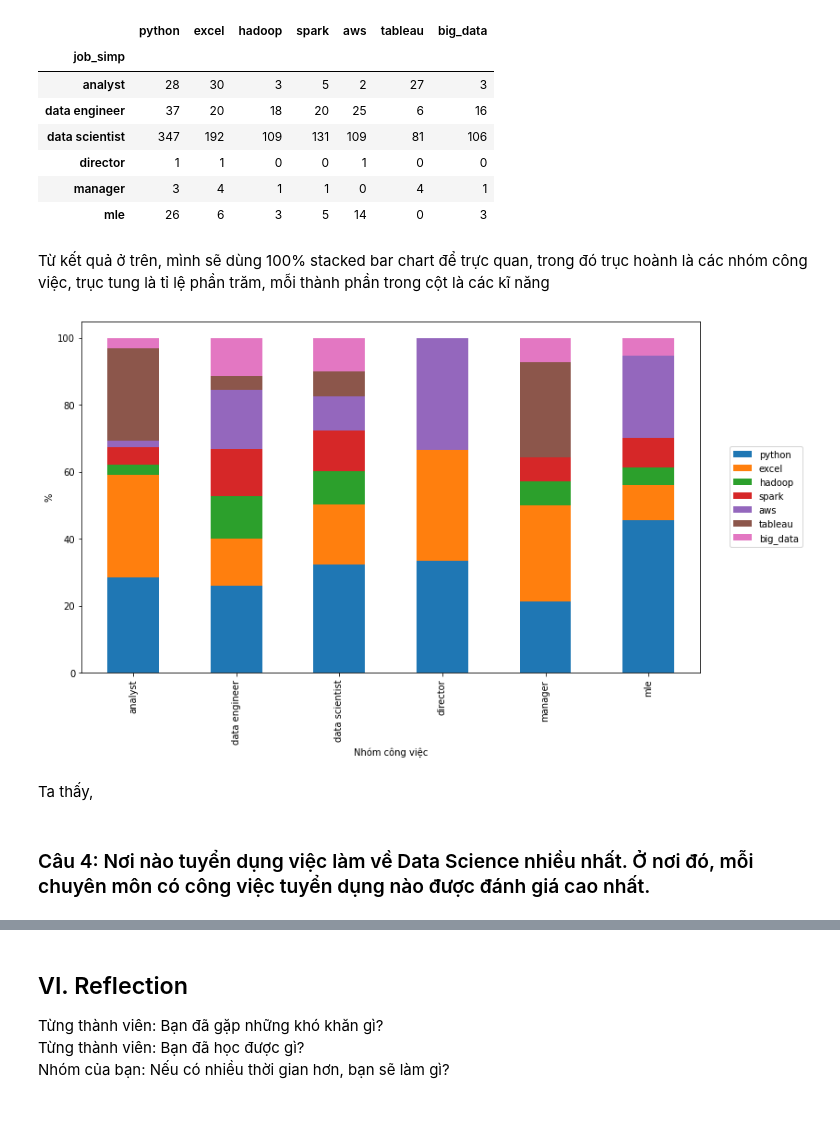
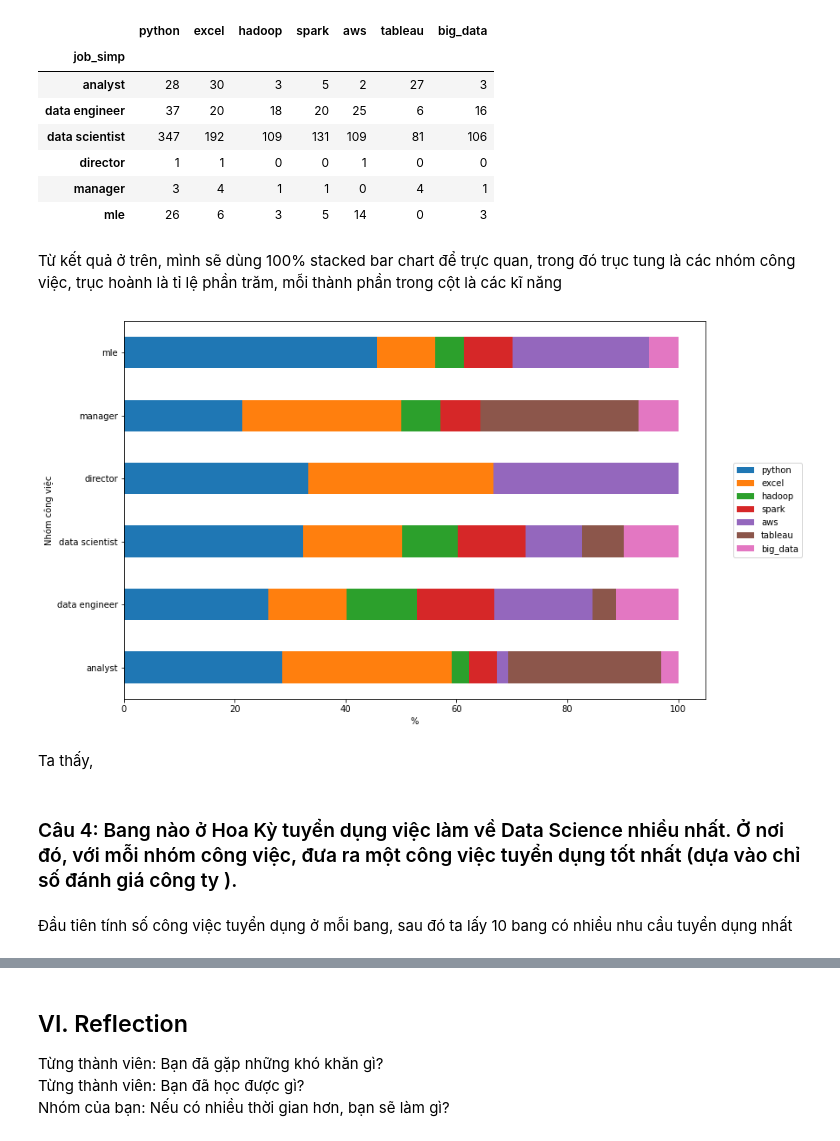
Before and after one commit to fminhtu/P4DS-FinalProject, a Jupyter notebook: Final.ipynb, the cells around one changed output, grey strips where cells are left out. Cells and saved outputs as stored; diff of their text form; code cells hidden in the pictures; blank space fills up the shorter version.

```diff
--- a/Final.ipynb
+++ b/Final.ipynb
@@ -80,5 +80,6 @@ Vậy dữ liệu này có các dòng bị trùng lặp
 Loại bỏ các dòng bị trùng lặp
 # %%
 df = df.drop_duplicates()
+df = df.reset_index()
 df
 # %% [output]
@@ -304,25 +305,27 @@ skill
 | manager | 3 | 4 | 1 | 1 | 0 | 4 | 1 |
 | mle | 26 | 6 | 3 | 5 | 14 | 0 | 3 |
 # %% [markdown]
-Từ kết quả ở trên, mình sẽ dùng 100% stacked bar chart để trực quan, trong đó trục hoành là các nhóm công việc, trục tung là tỉ lệ phần trăm, mỗi thành phần trong cột là các kĩ năng
+Từ kết quả ở trên, mình sẽ dùng 100% stacked bar chart để trực quan, trong đó trục tung là các nhóm công việc, trục hoành là tỉ lệ phần trăm, mỗi thành phần trong cột là các kĩ năng
 # %%
 stacked_bar_chart = pd.DataFrame()
 totals = skill.sum(axis = 1)
 stacked_bar_chart['python'] = skill['python']*100.0 / totals
 stacked_bar_chart['excel'] = skill['excel']*100.0 / totals
 stacked_bar_chart['hadoop'] = skill['hadoop']*100.0 / totals
 stacked_bar_chart['spark'] = skill['spark']*100.0 / totals
 stacked_bar_chart['aws'] = skill['aws']*100.0 / totals
 stacked_bar_chart['tableau'] = skill['tableau']*100.0 / totals
 stacked_bar_chart['big_data'] = skill['big_data']*100.0 / totals
 
-stacked_bar_chart.plot.bar(stacked = True, figsize=(12,7))
-plt.ylabel("%")
-plt.xlabel("Nhóm công việc")
+stacked_bar_chart.plot.barh(stacked = True, figsize=(12,8))
+plt.xlabel("%")
+plt.ylabel("Nhóm công việc")
 plt.legend(bbox_to_anchor=(1.04,0.5), loc="center left");
 # %% [output]
-[figure, old version]
+[figure, new version]
 # %% [markdown]
 Ta thấy,
 # %% [markdown]
-### Câu 4: Nơi nào tuyển dụng việc làm về Data Science nhiều nhất. Ở nơi đó, mỗi chuyên môn có công việc tuyển dụng nào được đánh giá cao nhất.
+### Câu 4: Bang nào ở Hoa Kỳ tuyển dụng việc làm về Data Science nhiều nhất. Ở nơi đó, với mỗi nhóm công việc, đưa ra một công việc tuyển dụng tốt nhất (dựa vào chỉ số đánh giá công ty ).
+# %% [markdown]
+Đầu tiên tính số công việc tuyển dụng ở mỗi bang, sau đó ta lấy 10 bang có nhiều nhu cầu tuyển dụng nhất
```
Also changed, not shown: parts of 12 cells of this notebook.
